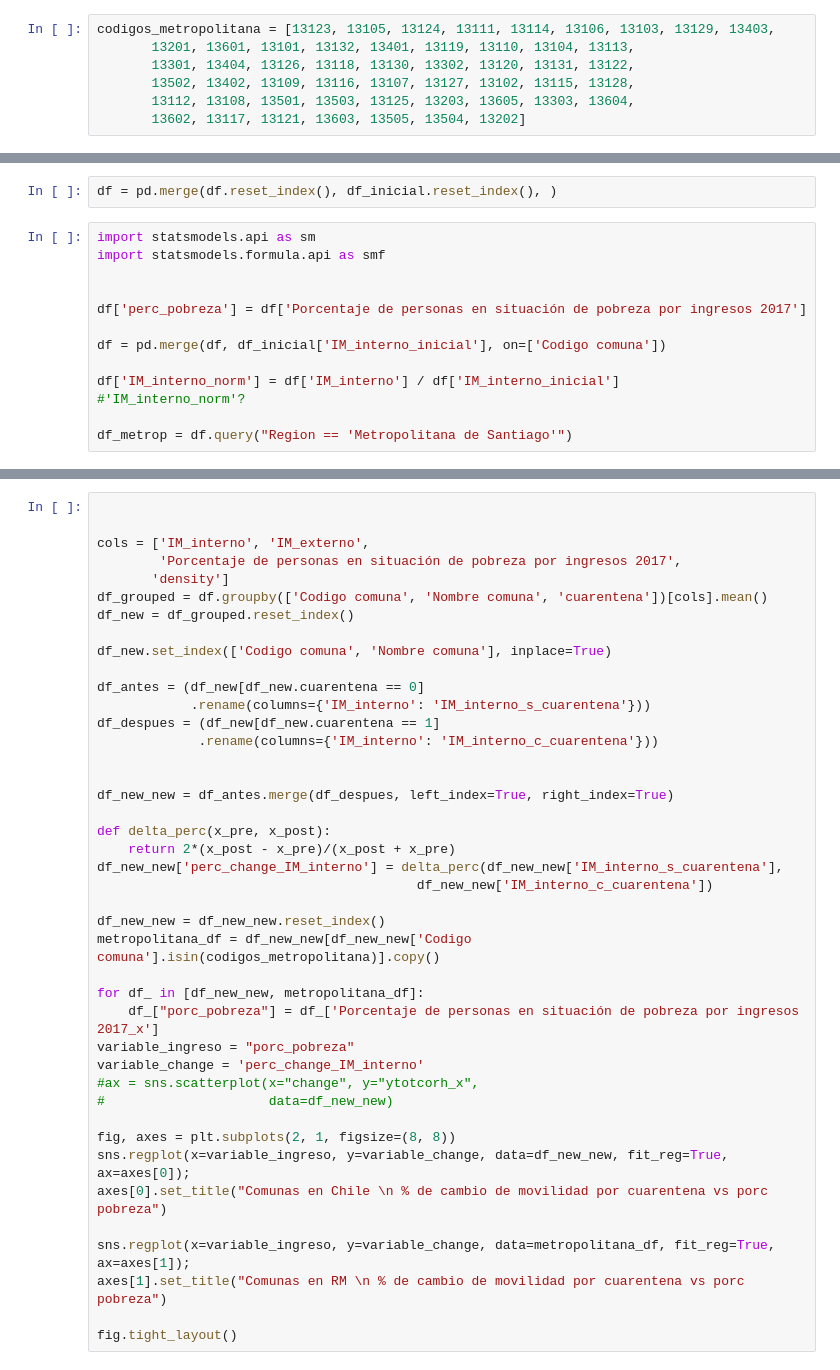
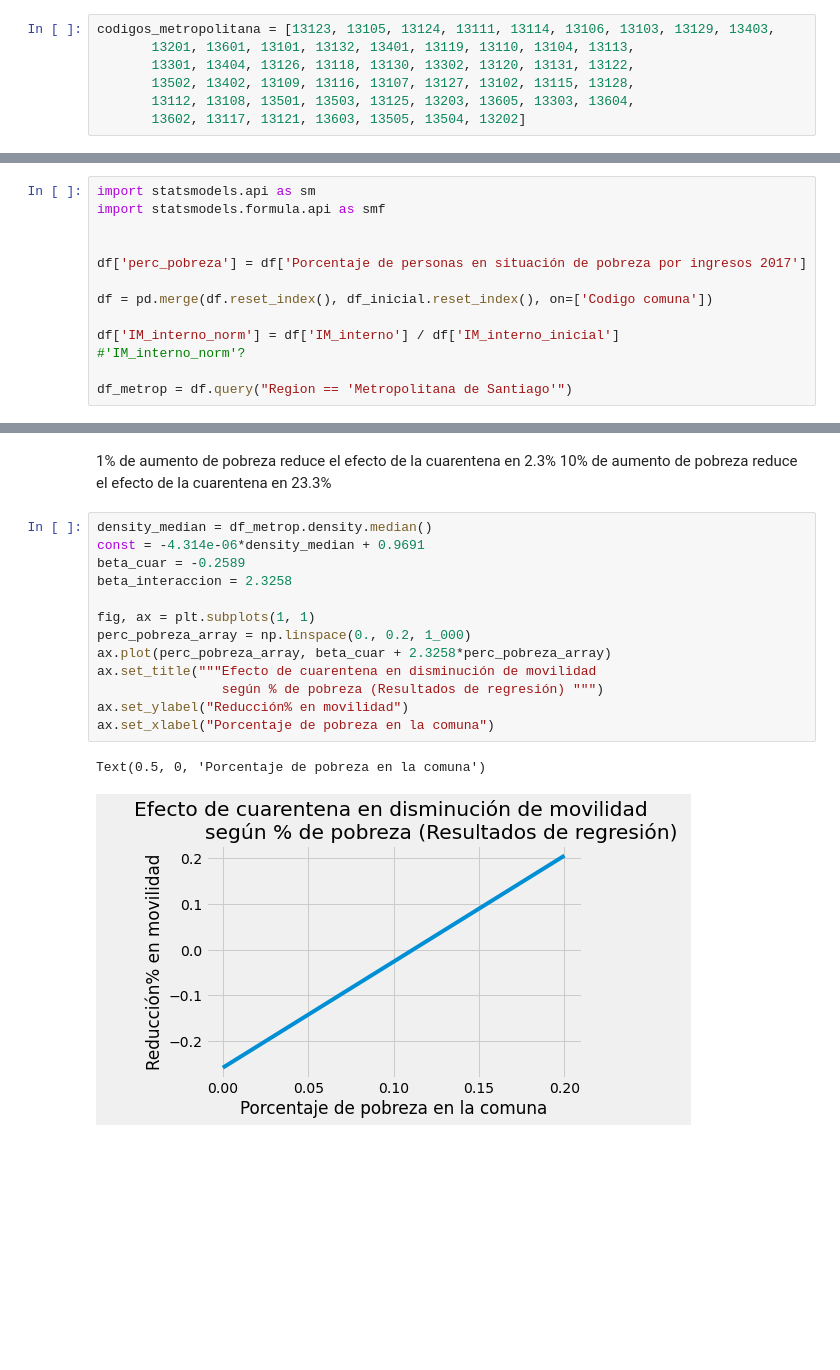
Before and after one commit to cdagnino/mobility_and_comuna, a Jupyter notebook: main.ipynb, the cells around one changed output, grey strips where cells are left out. Drawn from its saved outputs; the diff is of its cells as text; blank space fills up the shorter version.

```diff
--- a/main.ipynb
+++ b/main.ipynb
@@ -363,5 +251,3 @@ dtype: object
-# %%
-df = pd.merge(df.reset_index(), df_inicial.reset_index(), )
 # %%
 import statsmodels.api as sm
 import statsmodels.formula.api as smf
@@ -369,7 +255,7 @@ import statsmodels.formula.api as smf
 
 df['perc_pobreza'] = df['Porcentaje de personas en situación de pobreza por ingresos 2017']
 
-df = pd.merge(df, df_inicial['IM_interno_inicial'], on=['Codigo comuna'])
+df = pd.merge(df.reset_index(), df_inicial.reset_index(), on=['Codigo comuna'])
 
 df['IM_interno_norm'] = df['IM_interno'] / df['IM_interno_inicial']
 #'IM_interno_norm'?
@@ -451,42 +290,19 @@ Con una densidad promedio (XXX), podemos hacer un plot del efecto de cuarentena
-# %%
-
-
-cols = ['IM_interno', 'IM_externo',
-        'Porcentaje de personas en situación de pobreza por ingresos 2017',
-       'density']
-df_grouped = df.groupby(['Codigo comuna', 'Nombre comuna', 'cuarentena'])[cols].mean()
-df_new = df_grouped.reset_index()
-
-df_new.set_index(['Codigo comuna', 'Nombre comuna'], inplace=True)
-
-df_antes = (df_new[df_new.cuarentena == 0]
-            .rename(columns={'IM_interno': 'IM_interno_s_cuarentena'}))
-df_despues = (df_new[df_new.cuarentena == 1]
-             .rename(columns={'IM_interno': 'IM_interno_c_cuarentena'}))
-
-
-df_new_new = df_antes.merge(df_despues, left_index=True, right_index=True)
-
-def delta_perc(x_pre, x_post):
-    return 2*(x_post - x_pre)/(x_post + x_pre)
-df_new_new['perc_change_IM_interno'] = delta_perc(df_new_new['IM_interno_s_cuarentena'],
-                                         df_new_new['IM_interno_c_cuarentena'])
-
-df_new_new = df_new_new.reset_index()
-metropolitana_df = df_new_new[df_new_new['Codigo comuna'].isin(codigos_metropolitana)].copy()
-
-for df_ in [df_new_new, metropolitana_df]:
-    df_["porc_pobreza"] = df_['Porcentaje de personas en situación de pobreza por ingresos 2017_x']
-variable_ingreso = "porc_pobreza"
-variable_change = 'perc_change_IM_interno'
-#ax = sns.scatterplot(x="change", y="ytotcorh_x",
-#                     data=df_new_new)
-
-fig, axes = plt.subplots(2, 1, figsize=(8, 8))
-sns.regplot(x=variable_ingreso, y=variable_change, data=df_new_new, fit_reg=True, ax=axes[0]);
-axes[0].set_title("Comunas en Chile \n % de cambio de movilidad por cuarentena vs porc pobreza")
-
-sns.regplot(x=variable_ingreso, y=variable_change, data=metropolitana_df, fit_reg=True, ax=axes[1]);
-axes[1].set_title("Comunas en RM \n % de cambio de movilidad por cuarentena vs porc pobreza")
-
-fig.tight_layout()
+# %% [markdown]
+1% de aumento de pobreza reduce el efecto de la cuarentena en 2.3%
+10% de aumento de pobreza reduce el efecto de la cuarentena en 23.3%
+# %%
+density_median = df_metrop.density.median()
+const = -4.314e-06*density_median + 0.9691
+beta_cuar = -0.2589
+beta_interaccion = 2.3258
+
+fig, ax = plt.subplots(1, 1)
+perc_pobreza_array = np.linspace(0., 0.2, 1_000)
+ax.plot(perc_pobreza_array, beta_cuar + 2.3258*perc_pobreza_array)
+ax.set_title("""Efecto de cuarentena en disminución de movilidad
+                según % de pobreza (Resultados de regresión) """)
+ax.set_ylabel("Reducción% en movilidad")
+ax.set_xlabel("Porcentaje de pobreza en la comuna")
+# %% [output]
+Text(0.5, 0, 'Porcentaje de pobreza en la comuna')
+[figure, added]
```
Also changed, not shown: parts of 24 cells of this notebook.
